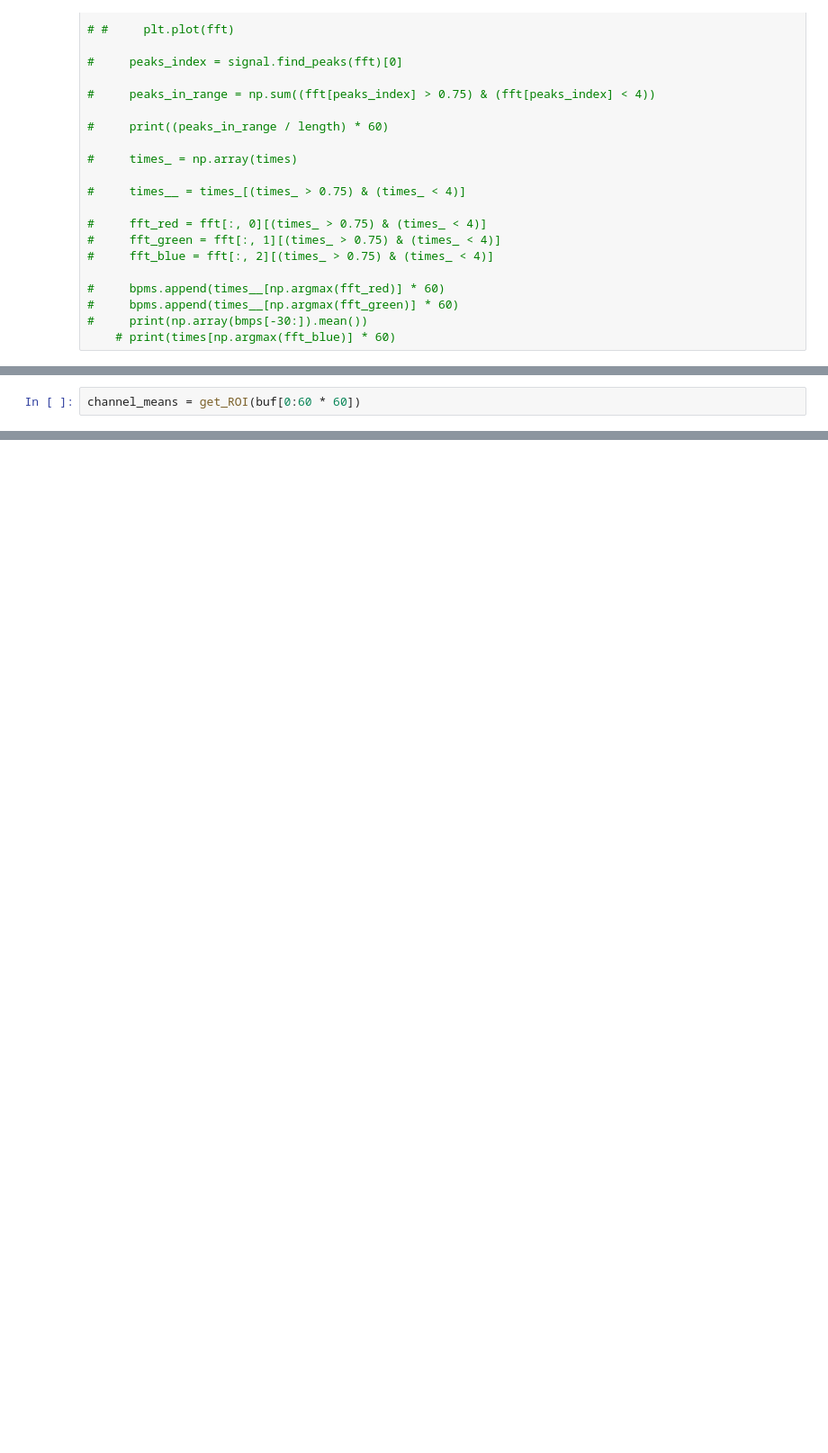
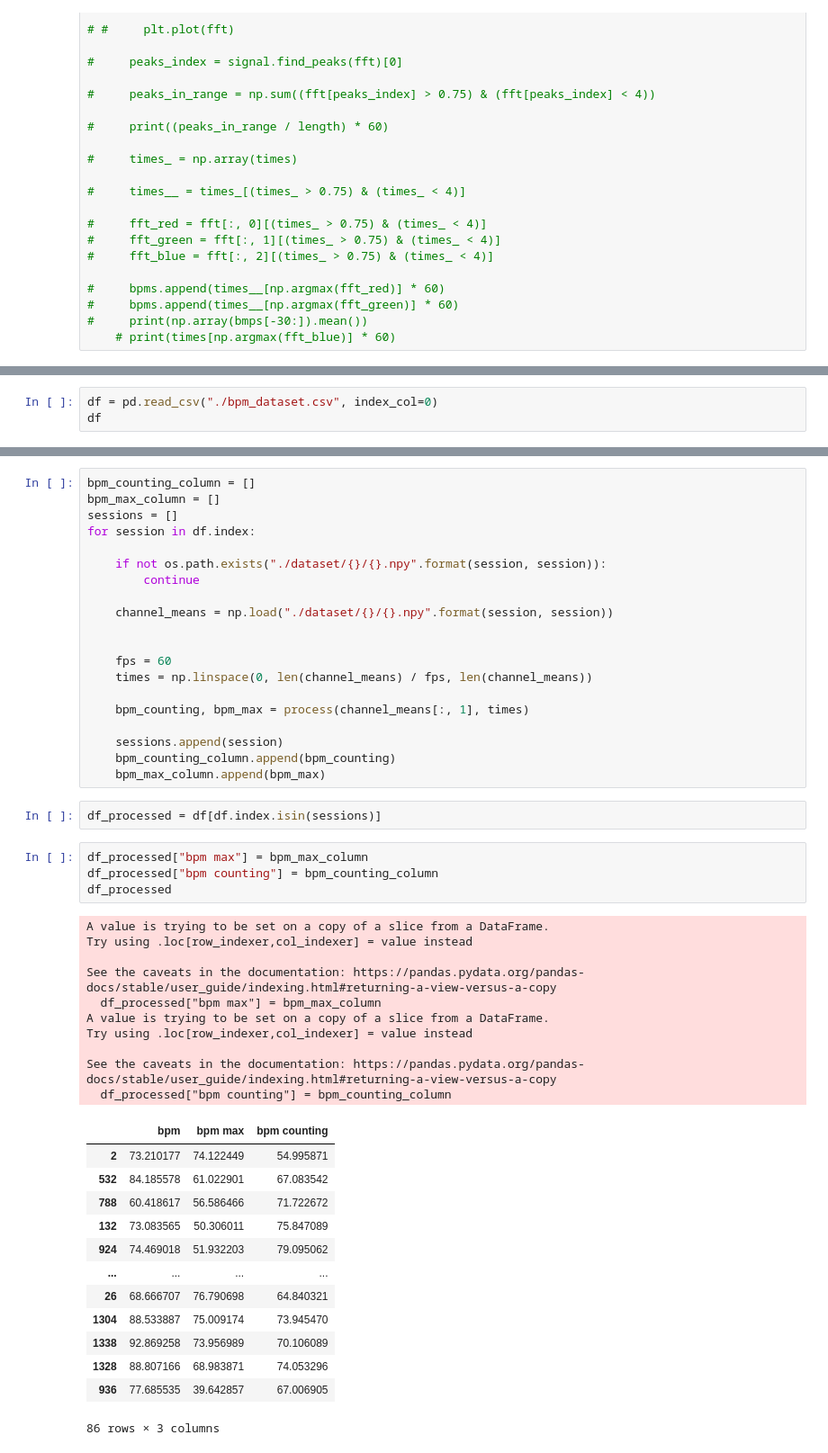
Before and after one commit to pouya-parsa/heart_rate_estimation, a Jupyter notebook: HR_estimation.ipynb, the cells around one changed output, grey strips where cells are left out. Shown at 90% size. Drawn from its saved outputs; the diff is of its cells as text; blank space fills up the shorter version.

```diff
--- a/HR_estimation.ipynb
+++ b/HR_estimation.ipynb
@@ -292,2 +347,0 @@ def get_ROI(video_buffer):
-# %%
-channel_means = get_ROI(buf[0:60 * 60])
@@ -298,0 +348,3 @@ plt.plot(channel_means[:, 2])
+# %%
+df = pd.read_csv("./bpm_dataset.csv", index_col=0)
+df
@@ -298,0 +365,50 @@ plt.plot(channel_means[:, 2])
+# %%
+bpm_counting_column = []
+bpm_max_column = []
+sessions = []
+for session in df.index:
+
+    if not os.path.exists("./dataset/{}/{}.npy".format(session, session)):
+        continue
+
+    channel_means = np.load("./dataset/{}/{}.npy".format(session, session))
+
+
+    fps = 60
+    times = np.linspace(0, len(channel_means) / fps, len(channel_means))
+
+    bpm_counting, bpm_max = process(channel_means[:, 1], times)
+
+    sessions.append(session)
+    bpm_counting_column.append(bpm_counting)
+    bpm_max_column.append(bpm_max)
+# %%
+df_processed = df[df.index.isin(sessions)]
+# %%
+df_processed["bpm max"] = bpm_max_column
+df_processed["bpm counting"] = bpm_counting_column
+df_processed
+# %% [output]
+A value is trying to be set on a copy of a slice from a DataFrame.
+Try using .loc[row_indexer,col_indexer] = value instead
+
+See the caveats in the documentation: https://pandas.pydata.org/pandas-docs/stable/user_guide/indexing.html#returning-a-view-versus-a-copy
+  df_processed["bpm max"] = bpm_max_column
+A value is trying to be set on a copy of a slice from a DataFrame.
+Try using .loc[row_indexer,col_indexer] = value instead
+
+See the caveats in the documentation: https://pandas.pydata.org/pandas-docs/stable/user_guide/indexing.html#returning-a-view-versus-a-copy
+  df_processed["bpm counting"] = bpm_counting_column
+|  | bpm | bpm max | bpm counting |
+| 2 | 73.210177 | 74.122449 | 54.995871 |
+| 532 | 84.185578 | 61.022901 | 67.083542 |
+| 788 | 60.418617 | 56.586466 | 71.722672 |
+| 132 | 73.083565 | 50.306011 | 75.847089 |
+| 924 | 74.469018 | 51.932203 | 79.095062 |
+| ... | ... | ... | ... |
+| 26 | 68.666707 | 76.790698 | 64.840321 |
+| 1304 | 88.533887 | 75.009174 | 73.945470 |
+| 1338 | 92.869258 | 73.956989 | 70.106089 |
+| 1328 | 88.807166 | 68.983871 | 74.053296 |
+| 936 | 77.685535 | 39.642857 | 67.006905 |
+86 rows × 3 columns
```
Also changed, not shown: parts of 22 cells of this notebook, 3 other files.
